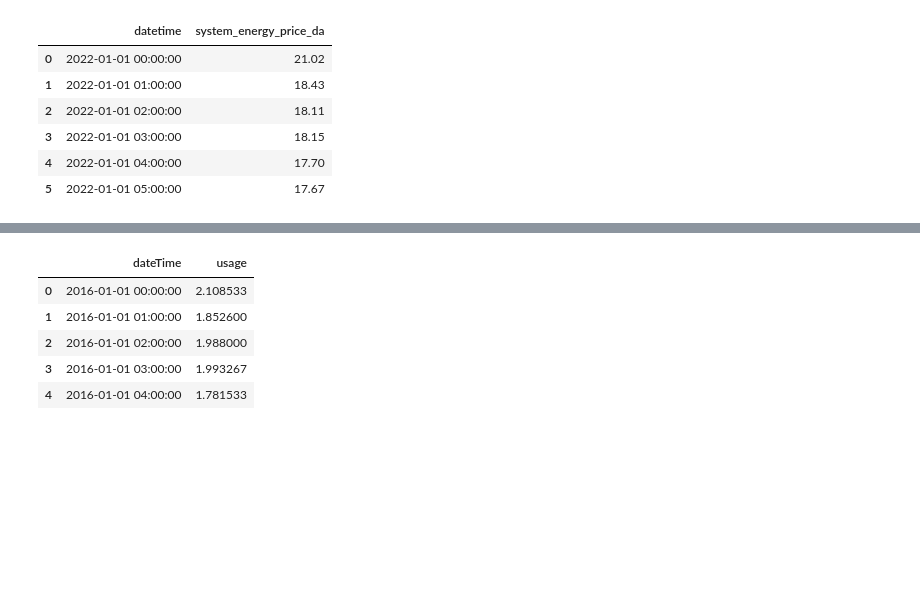
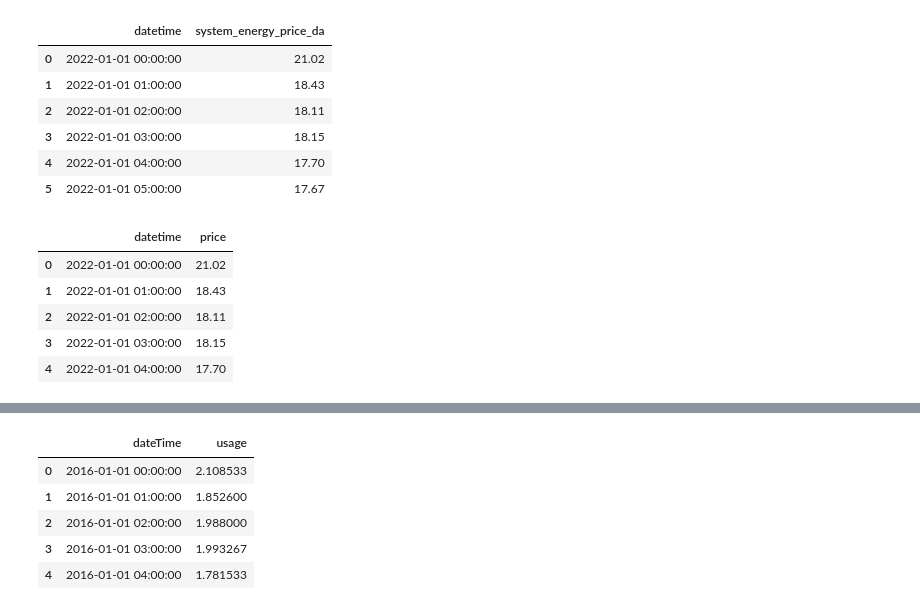
Before and after one commit to vujjiniashrith/ESS-profit-maximaization-using-deep-Reinforcemetn-Learning, a Jupyter notebook: DQN_openai_gym.ipynb, the cells around one changed output, grey strips where cells are left out. Saved outputs shown, nothing was run; the diff lists cells and outputs as text; code cells hidden in the pictures; blank space fills up the shorter version.

```diff
--- a/DQN_openai_gym.ipynb
+++ b/DQN_openai_gym.ipynb
@@ -34,3 +41,12 @@ data_elec.head(6)
 | 5 | 2022-01-01 05:00:00 | 17.67 |
 # %%
 data_elec.rename(columns={'system_energy_price_da':'price'},inplace = True)
+# %%
+data_elec.head()
+# %% [output]
+|  | datetime | price |
+| 0 | 2022-01-01 00:00:00 | 21.02 |
+| 1 | 2022-01-01 01:00:00 | 18.43 |
+| 2 | 2022-01-01 02:00:00 | 18.11 |
+| 3 | 2022-01-01 03:00:00 | 18.15 |
+| 4 | 2022-01-01 04:00:00 | 17.70 |
```
Also changed, not shown: parts of 29 cells of this notebook.
